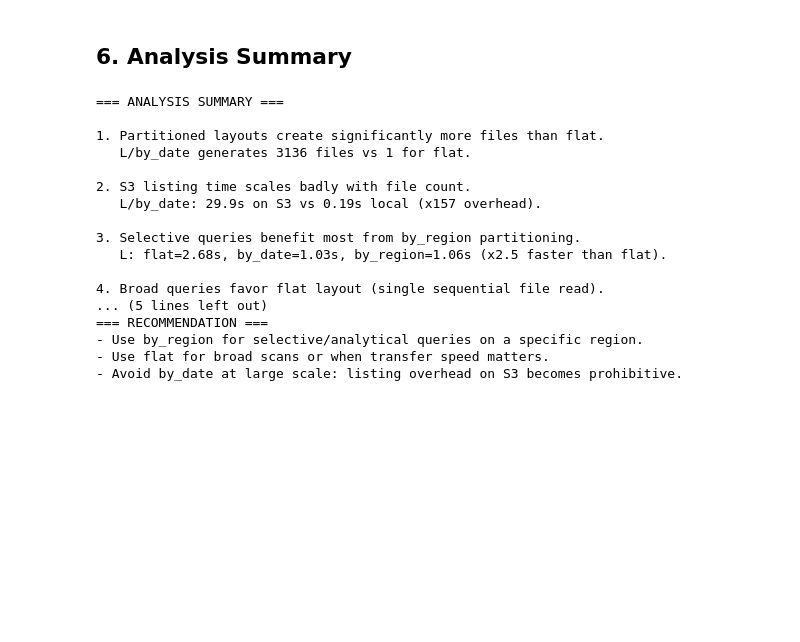
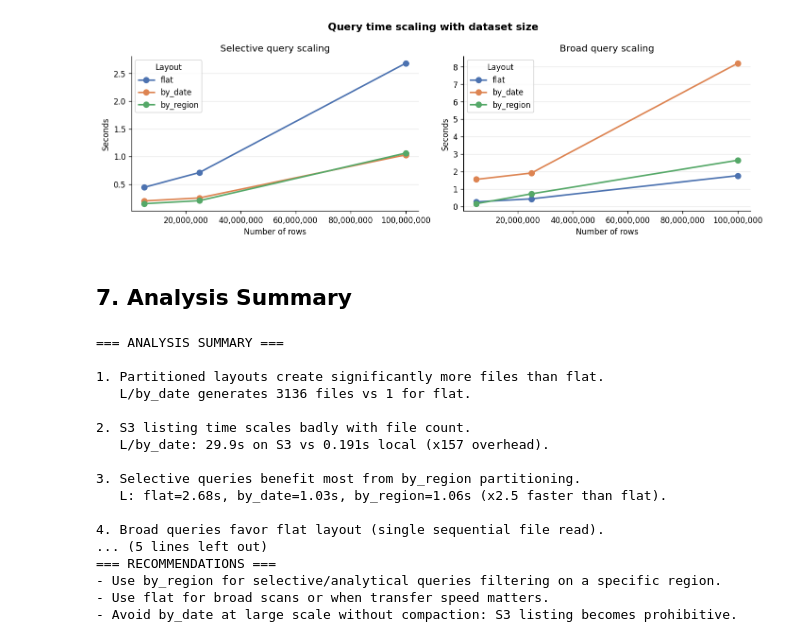
Before and after one commit to Benmad26/CCBD_Project_Variant_2, a Jupyter notebook: analysis.ipynb, the cells around one changed output. Saved outputs shown, nothing was run; the diff lists cells and outputs as text; code cells hidden in the pictures; blank space fills up the shorter version.

```diff
--- a/analysis.ipynb
+++ b/analysis.ipynb
@@ -289,0 +200,17 @@ VBox(children=(HBox(children=(Dropdown(description='Layout A:', options=('flat',
+# %%
+fig, axes = plt.subplots(1, 3, figsize=(13, 4))
+
+for i, size in enumerate(SIZES):
+    subset = df[df["size"] == size].set_index("layout").reindex(LAYOUT_ORDER)
+    bars = axes[i].bar(
+        LAYOUT_ORDER, subset["broad_time_s"],
+        color=[COLORS[l] for l in LAYOUT_ORDER], edgecolor="white"
+    )
+    add_value_labels(axes[i], bars, fmt="{:.3f}s")
+    axes[i].set_title(f"Size {size}")
+    axes[i].set_ylabel("Seconds" if i == 0 else "")
+    axes[i].set_xlabel("Layout")
+
+fig.suptitle("Broad query time — lower is better", fontsize=13, fontweight="bold")
+plt.tight_layout()
+plt.show()
@@ -290,5 +225,28 @@ VBox(children=(HBox(children=(Dropdown(description='Layout A:', options=('flat',
+# %%
+fig, axes = plt.subplots(1, 2, figsize=(12, 4))
+row_counts = [SIZE_ROWS[s] for s in SIZES]
+
+for layout in LAYOUT_ORDER:
+    subset = df[df["layout"] == layout].set_index("size").reindex(SIZES)
+    axes[0].plot(row_counts, subset["selective_time_s"].values,
+                 marker="o", label=layout, color=COLORS[layout], linewidth=2, markersize=7)
+    axes[1].plot(row_counts, subset["broad_time_s"].values,
+                 marker="o", label=layout, color=COLORS[layout], linewidth=2, markersize=7)
+
+for ax, title in zip(axes, ["Selective query scaling", "Broad query scaling"]):
+    ax.set_xlabel("Number of rows")
+    ax.set_ylabel("Seconds")
+    ax.set_title(title)
+    ax.legend(title="Layout")
+    ax.xaxis.set_major_formatter(ticker.FuncFormatter(lambda x, _: f"{int(x):,}"))
+
+fig.suptitle("Query time scaling with dataset size", fontsize=13, fontweight="bold")
+plt.tight_layout()
+plt.show()
+# %% [output]
+[figure, added]
 # %% [markdown]
-## 6. Analysis Summary
+## 7. Analysis Summary
 # %%
 print("\n=== ANALYSIS SUMMARY ===\n")
 
@@ -304,7 +262,7 @@ worst_local = df.loc[
 ratio_listing = worst_s3["s3_listing_time_s"] / worst_local
 print("\n2. S3 listing time scales badly with file count.")
 print(f"   {worst_s3['size']}/{worst_s3['layout']}: {worst_s3['s3_listing_time_s']:.1f}s on S3 "
-      f"vs {worst_local:.2f}s local (x{ratio_listing:.0f} overhead).")
+      f"vs {worst_local:.3f}s local (x{ratio_listing:.0f} overhead).")
 
 l_sel = df[df["size"] == "L"].set_index("layout")["selective_time_s"]
 ratio_sel = l_sel["flat"] / l_sel["by_region"]
@@ -313,9 +271,10 @@ print(f"   L: flat={l_sel['flat']:.2f}s, by_date={l_sel['by_date']:.2f}s, "
       f"by_region={l_sel['by_region']:.2f}s (x{ratio_sel:.1f} faster than flat).")
 
 l_broad = df[df["size"] == "L"].set_index("layout")["broad_time_s"]
+ratio_broad = l_broad["by_date"] / l_broad["flat"]
 print("\n4. Broad queries favor flat layout (single sequential file read).")
 print(f"   L: flat={l_broad['flat']:.2f}s, by_region={l_broad['by_region']:.2f}s, "
-      f"by_date={l_broad['by_date']:.2f}s.")
+      f"by_date={l_broad['by_date']:.2f}s (x{ratio_broad:.1f} slower than flat).")
 
 l_up = df[df["size"] == "L"].set_index("layout")["upload_throughput_mbs"]
 ratio_up = l_up["flat"] / l_up["by_date"]
@@ -323,10 +282,10 @@ print("\n5. Transfer throughput is much higher for flat (fewer, larger files).")
 print(f"   L upload: flat={l_up['flat']:.0f} MB/s vs by_date={l_up['by_date']:.1f} MB/s "
       f"(x{ratio_up:.0f} difference).")
 
-print("\n=== RECOMMENDATION ===")
-print("- Use by_region for selective/analytical queries on a specific region.")
+print("\n=== RECOMMENDATIONS ===")
+print("- Use by_region for selective/analytical queries filtering on a specific region.")
 print("- Use flat for broad scans or when transfer speed matters.")
-print("- Avoid by_date at large scale: listing overhead on S3 becomes prohibitive.")
+print("- Avoid by_date at large scale without compaction: S3 listing becomes prohibitive.")
 # %% [output]
 === ANALYSIS SUMMARY ===
 
@@ -334,14 +293,14 @@ print("- Avoid by_date at large scale: listing overhead on S3 becomes prohibitiv
    L/by_date generates 3136 files vs 1 for flat.
 
 2. S3 listing time scales badly with file count.
-   L/by_date: 29.9s on S3 vs 0.19s local (x157 overhead).
+   L/by_date: 29.9s on S3 vs 0.191s local (x157 overhead).
 
 3. Selective queries benefit most from by_region partitioning.
    L: flat=2.68s, by_date=1.03s, by_region=1.06s (x2.5 faster than flat).
 
 4. Broad queries favor flat layout (single sequential file read).
 ... (5 lines left out)
-=== RECOMMENDATION ===
-- Use by_region for selective/analytical queries on a specific region.
+=== RECOMMENDATIONS ===
+- Use by_region for selective/analytical queries filtering on a specific region.
 - Use flat for broad scans or when transfer speed matters.
-- Avoid by_date at large scale: listing overhead on S3 becomes prohibitive.
+- Avoid by_date at large scale without compaction: S3 listing becomes prohibitive.
```
Also changed, not shown: parts of 22 cells of this notebook.
